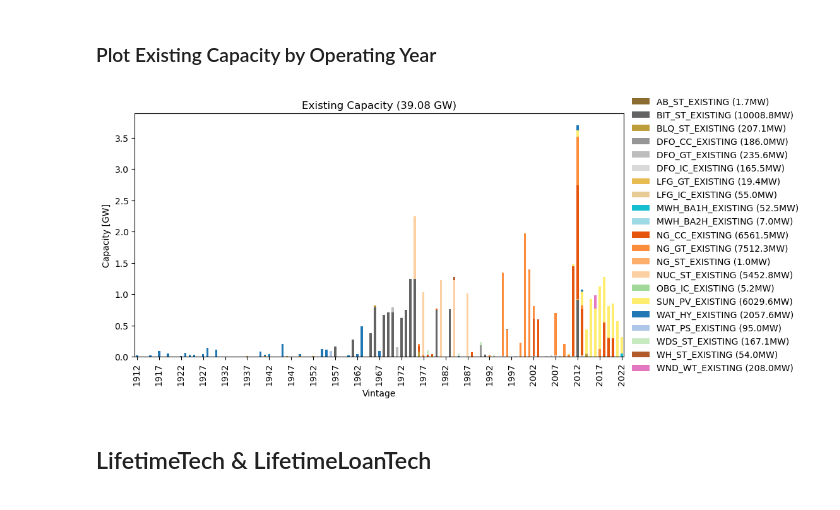
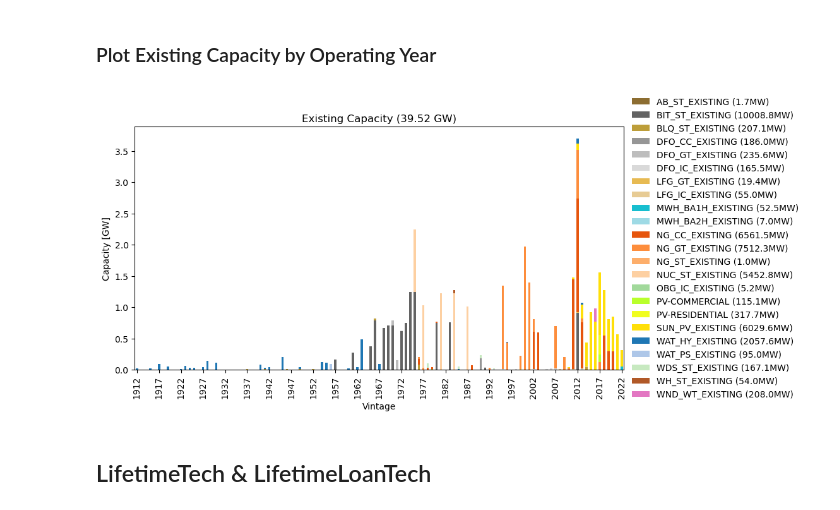
Before and after one commit to vaduraes/TemoaHurricane_V2, a Jupyter notebook: CreateDB_NC/Excel2Sql.ipynb, the cells around one changed output. Drawn from its saved outputs; the diff is of its cells as text; code cells hidden in the pictures.

Commit message:
Code for new Tech (dist Gen + Intechange) - ok run

```diff
--- a/CreateDB_NC/Excel2Sql.ipynb
+++ b/CreateDB_NC/Excel2Sql.ipynb
@@ -562,6 +567,20 @@ data=zip(data1,data2)
 
 ExistingCapacity_UniqueTechNamedf=pd.DataFrame(columns=["tech","description"],data=data)
 ExistingCapacity_UniqueTechNamedf.to_excel(UserDataPath + "Temporary_ToHelpBuildDecks/TMP_ExistingCapacity_UniqueTechNameLv2.xlsx",index=False)
+# %%
+#manually add some technologies (distributed generation, transmission, distribution)
+ExcelManualExistingCap=pd.read_excel(UserDataPath+"UserDataPart1.xlsx", sheet_name ='ManualExistingCapacity')
+
+ExistingCapManual_df=pd.DataFrame(columns=["regions", "tech", "vintage", "exist_cap", "exist_cap_units", "exist_cap_notes"])
+ExistingCapManual_df["regions"]=ExcelManualExistingCap["region"]
+ExistingCapManual_df["tech"]=ExcelManualExistingCap["tech"]
+ExistingCapManual_df["vintage"]=ExcelManualExistingCap["year"]
+ExistingCapManual_df["exist_cap"]=ExcelManualExistingCap["capacity"]
+ExistingCapManual_df["exist_cap_units"]=ExcelManualExistingCap["cap_units"]
+ExistingCapManual_df["exist_cap_notes"]="Manual Input Existing Capacity"
+
+#Merge with existing capacity from EIA 860
+ExistingCapacity_sql=pd.concat([ExistingCapacity_sql,ExistingCapManual_df],ignore_index=True)
 # %% [markdown]
 ### Plot Existing Capacity by Operating Year
 # %%
@@ -573,19 +592,22 @@ def GetColors(Tech):
     for t in Tech:
         pallet=ColorsUser.loc[ColorsUser["Tech"]==t,"Pallet"].values[0]
         idx=ColorsUser.loc[ColorsUser["Tech"]==t,"Idx"].values[0]
-        Colors.append(sns.color_palette(pallet, n_colors=20)[idx])
+        if idx!=-1:
+            Colors.append(sns.color_palette(pallet, n_colors=20)[idx])
+        else:
+            Colors.append(pallet)
 
     return Colors
 # %%
-def PlotStackBars(Data, ExcludeTech=["TRANSMISSION_REGIONAL","DISTRIBUTION"],DataColumn="vintage",TechTermination="_EXISTING",Regions=["R1","R2","R3"],X_name="Vintage",Y_name="Capacity [GW]",scale_legend=1000, ScaleUnits="MW",
+def PlotStackBars(Data, ExcludeTech=["TRANSMISSION_REGIONAL","DISTRIBUTION"], IncludeTech=["PV-RESIDENTIAL","PV-COMMERCIAL"],DataColumn="vintage",TechTermination="_EXISTING",Regions=["R1","R2","R3"],X_name="Vintage",Y_name="Capacity [GW]",scale_legend=1000, ScaleUnits="MW",
                   Title="Existing Capacity", OutputName="ExistingCapacity",Ticks=1):
 
     #Filter for selected regions and technology terminations and eliminate excluded technologies
     df_tmp=Data[Data["regions"].isin(Regions)]  #Exclude regions
     df_tmp=df_tmp[~df_tmp["tech"].isin(ExcludeTech)]#Exclude technologies
-    df_tmp=df_tmp[df_tmp["tech"].str.contains(TechTermination)] #Filter for technology termination
+    df_tmp=df_tmp[df_tmp["tech"].str.contains(TechTermination) + df_tmp["tech"].isin(IncludeTech)] #Filter for technology termination or included technologies
     df_tmp=df_tmp.sort_values(by=['tech'])
-
+    TotalCap=df_tmp["exist_cap"].sum()
     Units=df_tmp["exist_cap_units"].values[0]
 
     #Sum Data by Tech and Vintage
@@ -630,15 +652,23 @@ def PlotStackBars(Data, ExcludeTech=["TRANSMISSION_REGIONAL","DISTRIBUTION"],Dat
 # %%
 Data=ExistingCapacity_sql.copy()
 #Add zero values for all vintages to make sure the ticks on the plot are correct
 tech="BLQ_ST_EXISTING"
 MaxVintage=Data["vintage"].unique().max()
 MinVintage=Data["vintage"].unique().min()
 for vintage in range(MinVintage,MaxVintage+1,1):
     Data=pd.concat([Data,pd.DataFrame({"regions":"R1","tech":tech,"vintage":vintage,"exist_cap":0,"exist_cap_units":"GW","exist_cap_notes":"EIA 860 Generator + Code 2 aggregate"},index=[0])],ignore_index=True)
 
-_=PlotStackBars(Data,Title="Existing Capacity ("+str(np.round(Data["exist_cap"].sum(),2))+" GW)")
+ExcludeTech=["TRANSMISSION_REGIONAL","DISTRIBUTION"]
+IncludeTech=["PV-RESIDENTIAL","PV-COMMERCIAL"]
+TechTermination="_EXISTING"
+df_tmp=Data[~Data["tech"].isin(ExcludeTech)]#Exclude technologies
+df_tmp=df_tmp[df_tmp["tech"].str.contains(TechTermination) + df_tmp["tech"].isin(IncludeTech)] #Filter for technology termination or included technologies
+df_tmp=df_tmp.sort_values(by=['tech'])
+TotalCap=df_tmp["exist_cap"].sum()
+
+_=PlotStackBars(Data,Title="Existing Capacity ("+str(np.round(TotalCap,2))+" GW)")
 # %% [output]
-[figure, old version]
+[figure, new version]
 # %% [markdown]
 ## LifetimeTech & LifetimeLoanTech
 # %% [markdown]
```
Also changed, not shown: parts of 30 cells of this notebook, 8 other files.
